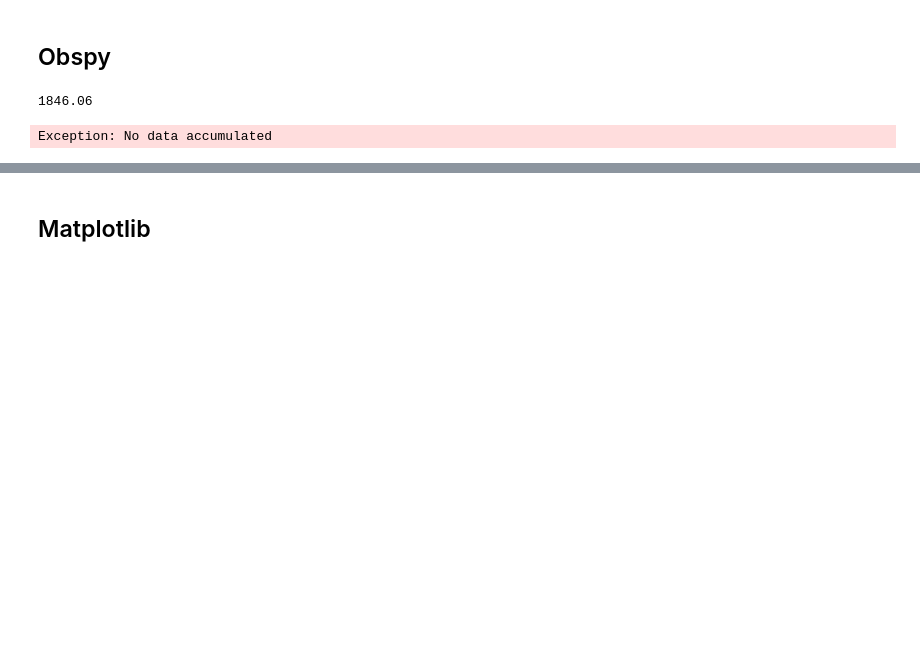
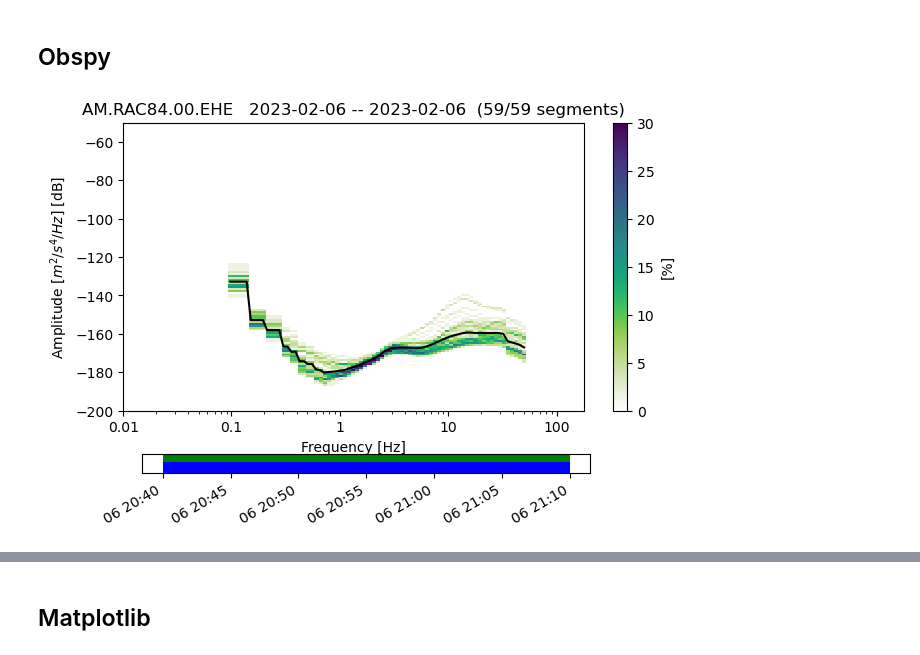
Before and after one commit to RJbalikian/SPRIT-HVSR, a Jupyter notebook: workingNotebook.ipynb, the cells around one changed output, grey strips where cells are left out. Cells and saved outputs as stored; diff of their text form; code cells hidden in the pictures; blank space fills up the shorter version.

```diff
--- a/workingNotebook.ipynb
+++ b/workingNotebook.ipynb
@@ -107,6 +108,2 @@ AM.RAC84.00.EHZ | 2023-02-06T20:39:59.996999Z - 2023-02-06T22:09:59.996999Z | 10
 # %% [markdown]
 ## Obspy
-# %%
-(stream[0].stats.npts/100)
-# %% [output]
-1846.06
@@ -119,20 +110,22 @@ paz2 = {'sensitivity': 60000000.0,
 # %%
+from obspy.imaging.cm import viridis_white_r
+
 ppsd = PPSD(stream[0].stats, paz[0], skip_on_gaps=True, ppsd_length=60, overlap=0.5)#, period_limits=[0.1, 2000])
 #ppsdE = PPSD(stream[0].stats, paz[0], skip_on_gaps=True, ppsd_length=300, overlap=0.5, period_limits=[0.1, 2000])
 #ppsdZ = PPSD(stream[2].stats, paz[0], skip_on_gaps=True, ppsd_length=300,overlap=0.5, period_limits=[0.1, 2000])
 #ppsdN = PPSD(stream[1].stats, paz[0], skip_on_gaps=True, ppsd_length=300, overlap=0.5, period_limits=[0.1, 2000])
 #ppsdE = PPSD(stream[0].stats, paz[0], skip_on_gaps=True, ppsd_length=500, overlap=0.5)
-ppsd.add(stream[0], verbose=False)
+ppsd.add(stream, verbose=False)
 #ppsdE.add(stream[0], verbose=False)
 #ppsdZ.add(stream[2], verbose=False)
 #ppsdN.add(stream[1], verbose=False)
 #ppsd.add(stream[1])
 #ax = fig.gca()
 #ax.set_xlim([100,0.01])
 #plt.show()
-ppsd.plot(xaxis_frequency=True)
+ppsd.plot(xaxis_frequency=True, cmap=viridis_white_r, grid=False, show_noise_models=False, show_mean=True)
 # %% [output]
-Exception: No data accumulated
+[figure, added]
 # %%
 y = np.mean(np.array(ppsd.psd_values), axis=0)
 x = np.array(ppsd.period_bin_centers)
```
Also changed, not shown: parts of 15 cells of this notebook, 14 other files.
